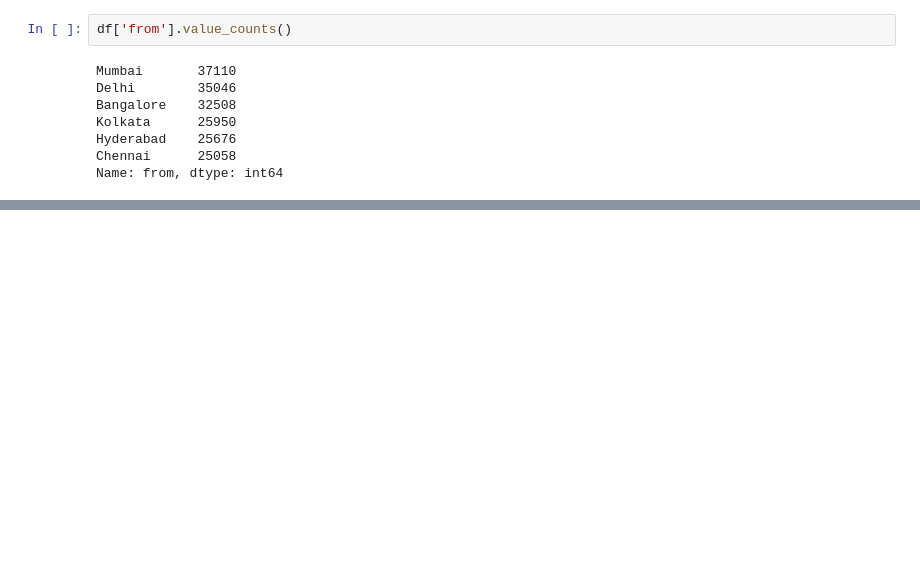
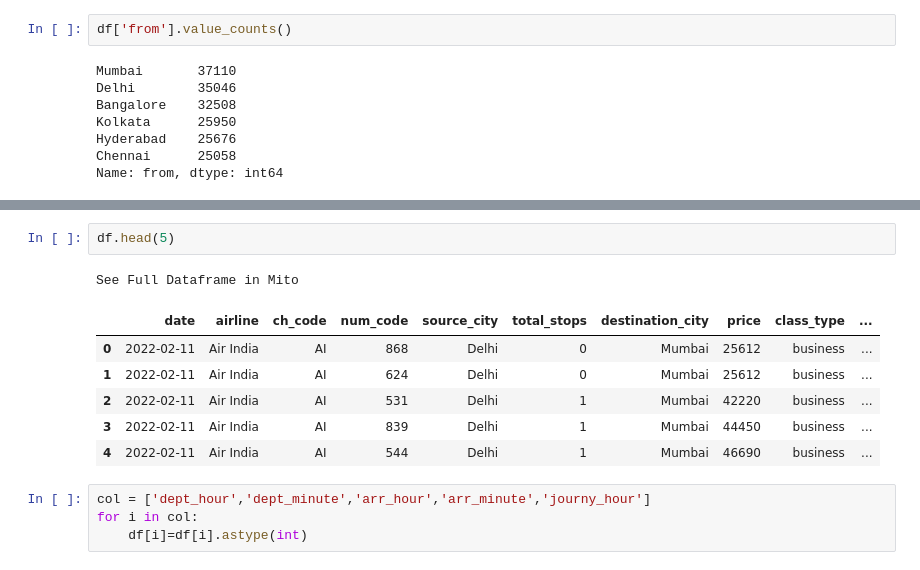
Before and after one commit to vinodkumargr/Datasets_ML_Implementation, a Jupyter notebook: Flight_price_dataset/flight_price_EDA.ipynb, the cells around one changed output, grey strips where cells are left out. Saved outputs shown, nothing was run; the diff lists cells and outputs as text; blank space fills up the shorter version.

```diff
--- a/Flight_price_dataset/flight_price_EDA.ipynb
+++ b/Flight_price_dataset/flight_price_EDA.ipynb
@@ -376,0 +408,14 @@ plt.show()
+# %%
+df.head(5)
+# %% [output]
+See Full Dataframe in Mito
+|  | date | airline | ch_code | num_code | source_city | total_stops | destination_city | price | class_type | ... |
+| 0 | 2022-02-11 | Air India | AI | 868 | Delhi | 0 | Mumbai | 25612 | business | ... |
+| 1 | 2022-02-11 | Air India | AI | 624 | Delhi | 0 | Mumbai | 25612 | business | ... |
+| 2 | 2022-02-11 | Air India | AI | 531 | Delhi | 1 | Mumbai | 42220 | business | ... |
+| 3 | 2022-02-11 | Air India | AI | 839 | Delhi | 1 | Mumbai | 44450 | business | ... |
+| 4 | 2022-02-11 | Air India | AI | 544 | Delhi | 1 | Mumbai | 46690 | business | ... |
+# %%
+col = ['dept_hour','dept_minute','arr_hour','arr_minute','journy_hour']
+for i in col:
+    df[i]=df[i].astype(int)
```
Also changed, not shown: parts of 32 cells of this notebook.
